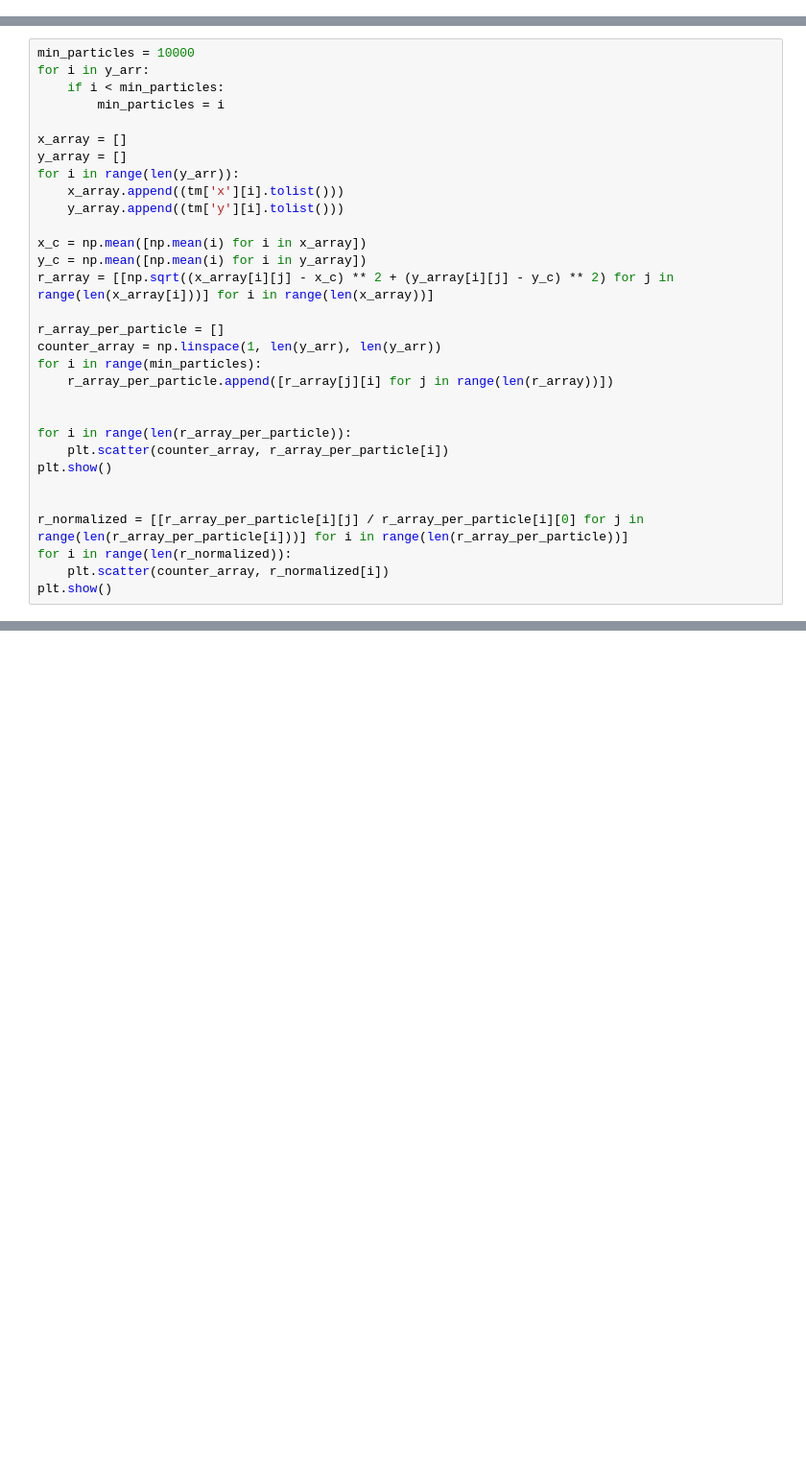
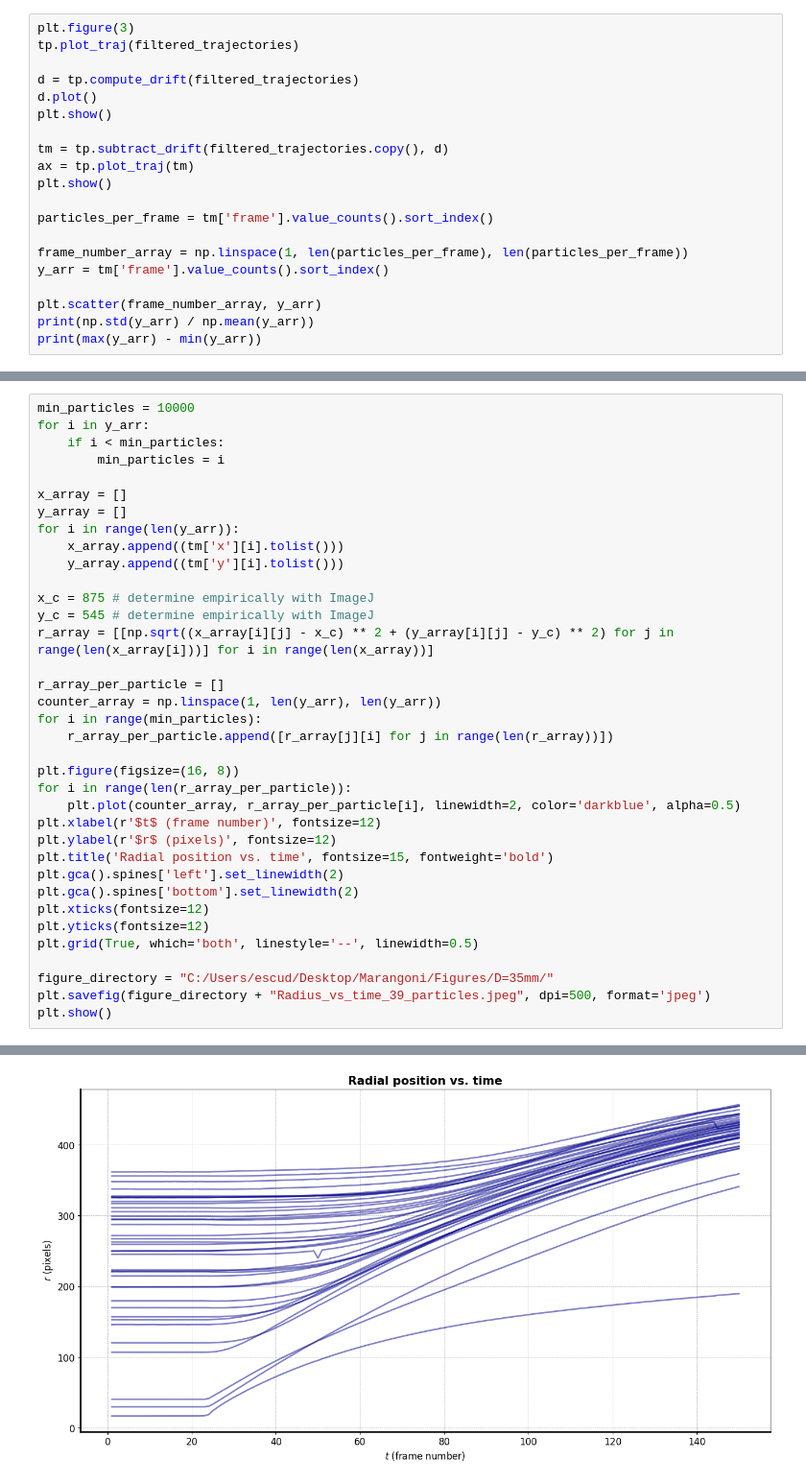
Before and after one commit to sacha-escudier/marangoni-spreading, a Jupyter notebook: playground.ipynb, the cells around one changed output, grey strips where cells are left out. Shown at 96% size. Cells and saved outputs as stored; diff of their text form; blank space fills up the shorter version.

```diff
--- a/playground.ipynb
+++ b/playground.ipynb
@@ -33,0 +40,20 @@ Filter: 50
+# %%
+plt.figure(3)
+tp.plot_traj(filtered_trajectories)
+
+d = tp.compute_drift(filtered_trajectories)
+d.plot()
+plt.show()
+
+tm = tp.subtract_drift(filtered_trajectories.copy(), d)
+ax = tp.plot_traj(tm)
+plt.show()
+
+particles_per_frame = tm['frame'].value_counts().sort_index()
+
+frame_number_array = np.linspace(1, len(particles_per_frame), len(particles_per_frame))
+y_arr = tm['frame'].value_counts().sort_index()
+
+plt.scatter(frame_number_array, y_arr)
+print(np.std(y_arr) / np.mean(y_arr))
+print(max(y_arr) - min(y_arr))
@@ -43,8 +76,8 @@ for i in range(len(y_arr)):
     x_array.append((tm['x'][i].tolist()))
     y_array.append((tm['y'][i].tolist()))
 
-x_c = np.mean([np.mean(i) for i in x_array])
-y_c = np.mean([np.mean(i) for i in y_array])
+x_c = 875 # determine empirically with ImageJ
+y_c = 545 # determine empirically with ImageJ
 r_array = [[np.sqrt((x_array[i][j] - x_c) ** 2 + (y_array[i][j] - y_c) ** 2) for j in range(len(x_array[i]))] for i in range(len(x_array))]
 
 r_array_per_particle = []
@@ -52,14 +85,19 @@ counter_array = np.linspace(1, len(y_arr), len(y_arr))
 for i in range(min_particles):
     r_array_per_particle.append([r_array[j][i] for j in range(len(r_array))])
 
+plt.figure(figsize=(16, 8))
+for i in range(len(r_array_per_particle)):
+    plt.plot(counter_array, r_array_per_particle[i], linewidth=2, color='darkblue', alpha=0.5)
+plt.xlabel(r'$t$ (frame number)', fontsize=12)
+plt.ylabel(r'$r$ (pixels)', fontsize=12)
+plt.title('Radial position vs. time', fontsize=15, fontweight='bold')
+plt.gca().spines['left'].set_linewidth(2)
+plt.gca().spines['bottom'].set_linewidth(2)
+plt.xticks(fontsize=12)
+plt.yticks(fontsize=12)
+plt.grid(True, which='both', linestyle='--', linewidth=0.5)
 
-for i in range(len(r_array_per_particle)):
-    plt.scatter(counter_array, r_array_per_particle[i])
+figure_directory = "C:/Users/escud/Desktop/Marangoni/Figures/D=35mm/"
+plt.savefig(figure_directory + "Radius_vs_time_39_particles.jpeg", dpi=500, format='jpeg')
 plt.show()
-
-
-r_normalized = [[r_array_per_particle[i][j] / r_array_per_particle[i][0] for j in range(len(r_array_per_particle[i]))] for i in range(len(r_array_per_particle))]
-for i in range(len(r_normalized)):
-    plt.scatter(counter_array, r_normalized[i])
-plt.show()
 # %% [output]
@@ -66,0 +104 @@ NameError: name 'y_arr' is not defined
+[figure, added]
```
Also changed, not shown: parts of 8 cells of this notebook, 3 other files.
